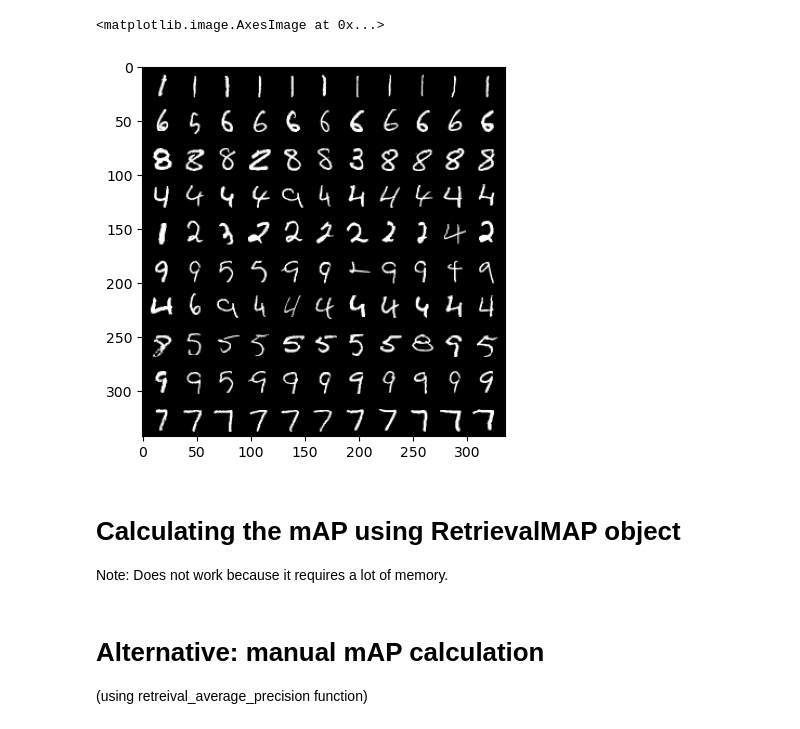
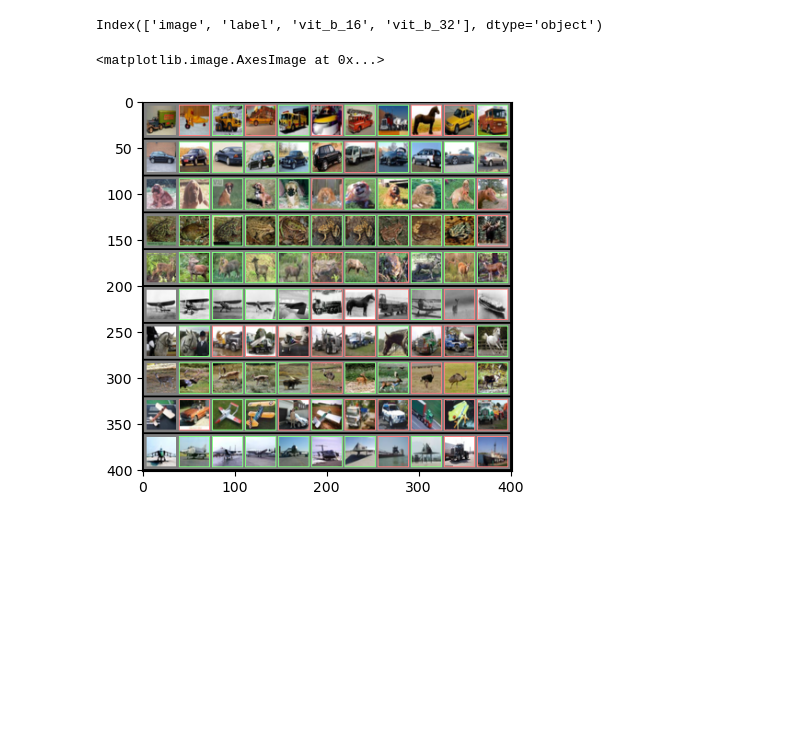
Before and after one commit to danilodjor/image-retrieval-using-transformers, a Jupyter notebook: query_test_cifar10.ipynb, the cells around one changed output. Drawn from its saved outputs; the diff is of its cells as text; code cells hidden in the pictures; blank space fills up the shorter version.

Commit message:
Extraction and retrieval using ViT b16/32 done

```diff
--- a/query_test_cifar10.ipynb
+++ b/query_test_cifar10.ipynb
@@ -46,6 +58,10 @@ database_test_df = pd.read_pickle(database_path_test)
 # Get database length
 num_images_train = len(database_train_df)
 num_images_test = len(database_test_df)
+# %%
+database_train_df.columns
+# %% [output]
+Index(['image', 'label', 'vit_b_16', 'vit_b_32'], dtype='object')
 # %%
 # Fetch the train database matrix
 # database_matrix = []
@@ -53,45 +69,56 @@ num_images_test = len(database_test_df)
 #     database_matrix.append(database_train_df.iloc[i]['feature'])
 # database_matrix = torch.stack(database_matrix)
 
-database_matrix = torch.stack(tuple(database_train_df['feature']))
+database_matrix = np.stack(tuple(database_train_df['vit_b_32']))
 # %%
 # Testing of the system on 5 random queries, with top-3 results taken into consideration
 num_runs = 10
 K = 10
 
 big_grid = []
 
 for i in range(num_runs):
     # Extract a random query image from the database
     query_img_idx = np.random.randint(0, num_images_test)
     query_img = database_test_df.iloc[query_img_idx]['image']#.unflatten(0, unflatten_shape)
-    query_ftrs = database_test_df.iloc[query_img_idx]['feature']
+    query_ftrs = database_test_df.iloc[query_img_idx]['vit_b_32']
     query_label = database_test_df.iloc[query_img_idx]['label']
 
     # Multiply the database matrix and the query feature vector (to be done for each query vector)
     match_scores = database_matrix @ query_ftrs
-    sorted_scores, sorted_ind = torch.sort(match_scores, descending=True)
+    sorted_scores, sorted_ind = torch.sort(torch.Tensor(match_scores), descending=True)
 
     # Take K best matches
     k_best_ind = sorted_ind[0:K].numpy()
 
     # Grid
-    grid_list = [query_img]
+    grid_list = list(database_train_df.iloc[k_best_ind]['image'])
 
-    for j in k_best_ind:
-        grid_list.append(database_train_df.iloc[j]['image'])
+    query_img = cv.copyMakeBorder(query_img.permute(1,2,0).numpy(), 1, 1, 1, 1, cv.BORDER_CONSTANT, None, value=0)
+    query_img = torch.tensor(query_img).permute(2,0,1)
 
+    for i, img in enumerate(grid_list):
+        img = img.permute(1,2,0).numpy()
+
+        color = (0,1,0) if query_label == database_train_df.iloc[k_best_ind[i]]['label'] else (1,0,0)
+        img_with_border = cv.copyMakeBorder(img, 1, 1, 1, 1, cv.BORDER_CONSTANT, None, value=color)
+
+        grid_list[i] = torch.tensor(img_with_border).permute(2,0,1)
+
+    grid_list = [query_img] + grid_list # add query as first image
     grid = make_grid(grid_list, nrow=K+1)
+
     big_grid.append(grid)
 
     # Save images to img_save_folder
     # img_path = img_save_folder + img_name + str(i) + '.png'
     # save_image(grid, img_path)
 
-big_grid = make_grid(big_grid, nrow=1)
-save_image(big_grid, img_save_folder + img_name + 'big.png')
+big_grid = make_grid(big_grid, nrow=1, normalize=True)
+
+save_image(big_grid, img_save_folder + 'cifar10_big_vit_b32.png')
 
 plt.imshow(big_grid.permute(1,2,0))
 # %% [output]
 <matplotlib.image.AxesImage at 0x...>
-[figure, old version]
+[figure, new version]
@@ -117,4 +124,0 @@ sorted_relevant_docs = torch.Tensor(sorted_labels.astype(int)) == query_label
-# %% [markdown]
-# Calculating the mAP using RetrievalMAP object
-
-Note: Does not work because it requires a lot of memory.
@@ -156,3 +124,0 @@ rmap(preds, targets, indexes=index_matrix)
-# %% [markdown]
-# Alternative: manual mAP calculation
-(using retreival_average_precision function)
```
Also changed, not shown: parts of 10 cells of this notebook, 1 other file.
